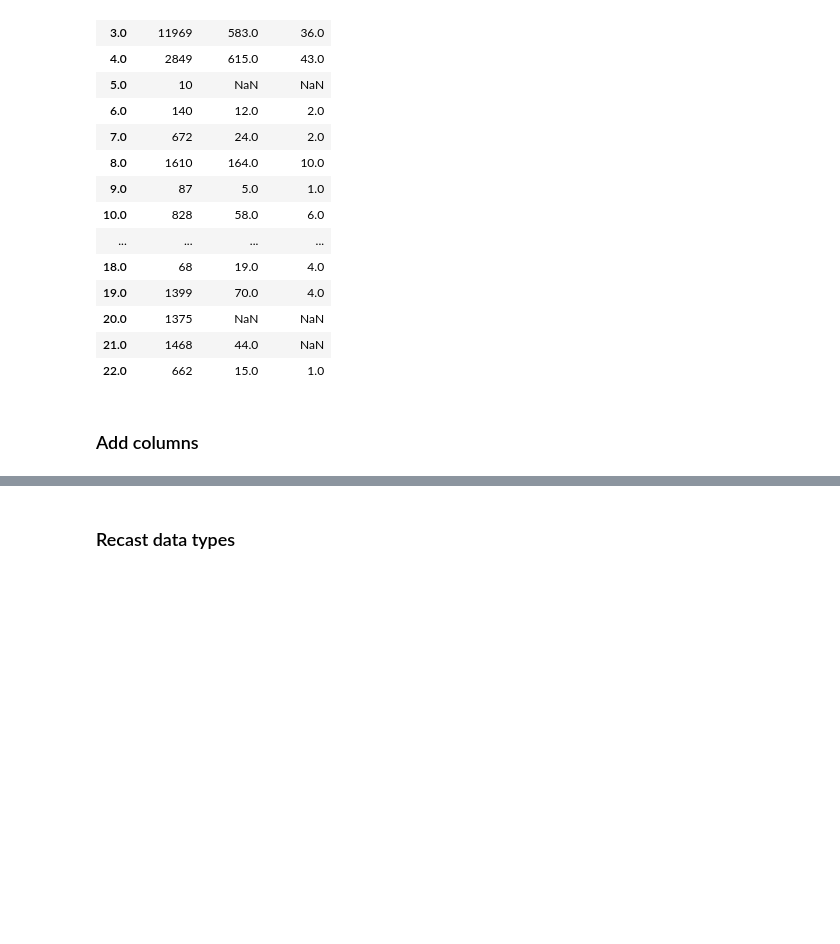
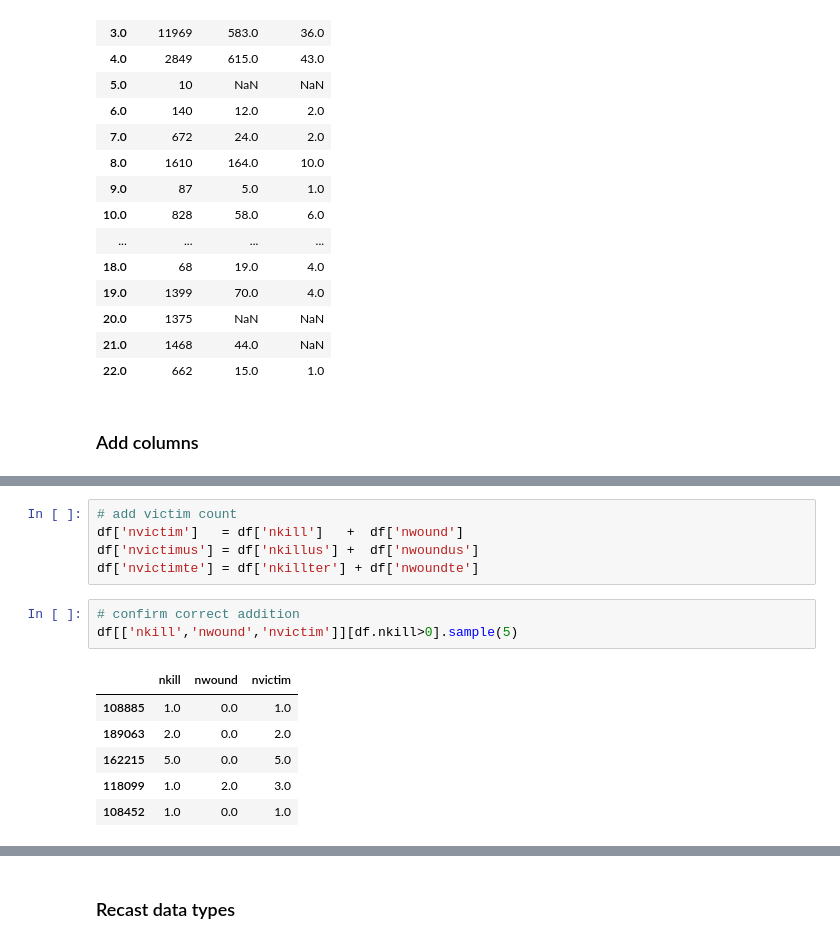
Before and after one commit to brooke-l-hawkins/milestone-i-project, a Jupyter notebook: code/clean_terrorism.ipynb, the cells around one changed output, grey strips where cells are left out. Drawn from its saved outputs; the diff is of its cells as text; blank space fills up the shorter version.

```diff
--- a/code/clean_terrorism.ipynb
+++ b/code/clean_terrorism.ipynb
@@ -209,0 +222,15 @@ pd.DataFrame({'targtype1':df.targtype1.value_counts(),
+# %%
+# add victim count
+df['nvictim']   = df['nkill']   +  df['nwound']
+df['nvictimus'] = df['nkillus'] +  df['nwoundus']
+df['nvictimte'] = df['nkillter'] + df['nwoundte']
+# %%
+# confirm correct addition
+df[['nkill','nwound','nvictim']][df.nkill>0].sample(5)
+# %% [output]
+|  | nkill | nwound | nvictim |
+| 108885 | 1.0 | 0.0 | 1.0 |
+| 189063 | 2.0 | 0.0 | 2.0 |
+| 162215 | 5.0 | 0.0 | 5.0 |
+| 118099 | 1.0 | 2.0 | 3.0 |
+| 108452 | 1.0 | 0.0 | 1.0 |
```
Also changed, not shown: parts of 16 cells of this notebook.
